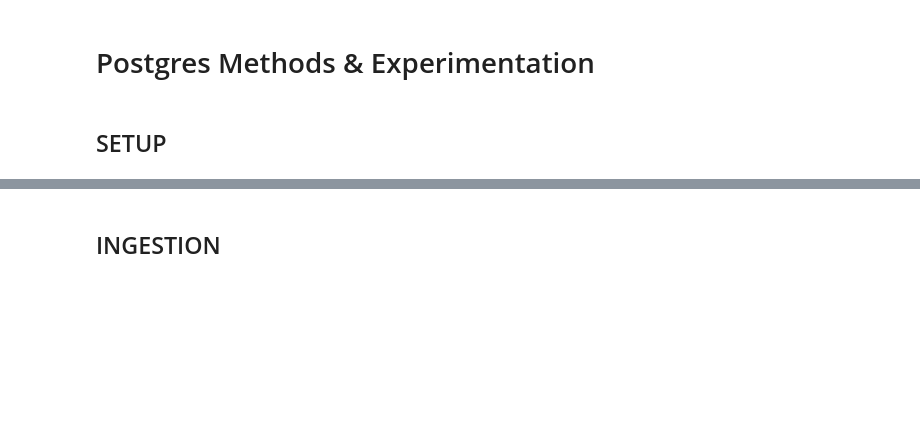
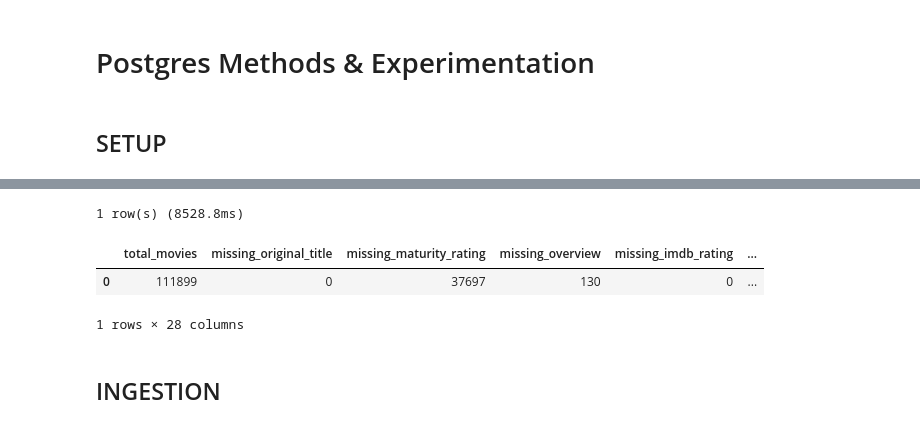
Before and after one commit to MJKeo/MovieSemanticSearch_Server, a Jupyter notebook: implementation/notebooks/postgres.ipynb, the cells around one changed output, grey strips where cells are left out. Drawn from its saved outputs; the diff is of its cells as text; code cells hidden in the pictures; blank space fills up the shorter version.

Commit message:
Small fixes to previous steps and set up file structure for LLM metadata generation

```diff
--- a/implementation/notebooks/postgres.ipynb
+++ b/implementation/notebooks/postgres.ipynb
@@ -105,3 +105,55 @@ query_tracker("""
+# %%
+# Per-attribute missing counts for imdb_data (imdb_quality_calculated movies only)
+# Scalar columns: missing = NULL or empty string (or 0 for numerics)
+# JSON array columns: missing = NULL, '[]', or '{}' (empty list stored as NULL by
+#   serialize_imdb_movie, but '[]' possible from migration or direct writes)
+query_tracker("""
+    SELECT
+        COUNT(*) AS total_movies,
+
+        -- Scalar fields
+        SUM(CASE WHEN original_title IS NULL OR original_title = '' THEN 1 ELSE 0 END)      AS missing_original_title,
+        SUM(CASE WHEN maturity_rating IS NULL OR maturity_rating = '' THEN 1 ELSE 0 END)     AS missing_maturity_rating,
+        SUM(CASE WHEN overview IS NULL OR overview = '' THEN 1 ELSE 0 END)                   AS missing_overview,
+        SUM(CASE WHEN imdb_rating IS NULL THEN 1 ELSE 0 END)                                 AS missing_imdb_rating,
+        SUM(CASE WHEN imdb_vote_count IS NULL OR imdb_vote_count = 0 THEN 1 ELSE 0 END)      AS missing_imdb_vote_count,
+        SUM(CASE WHEN metacritic_rating IS NULL THEN 1 ELSE 0 END)                           AS missing_metacritic_rating,
+        SUM(CASE WHEN reception_summary IS NULL OR reception_summary = '' THEN 1 ELSE 0 END) AS missing_reception_summary,
+        SUM(CASE WHEN budget IS NULL OR budget = 0 THEN 1 ELSE 0 END)                        AS missing_budget,
+
+        -- JSON array fields: list[str]
+        SUM(CASE WHEN overall_keywords IS NULL OR overall_keywords IN ('[]', '{}') THEN 1 ELSE 0 END)     AS missing_overall_keywords,
+        SUM(CASE WHEN genres IS NULL OR genres IN ('[]', '{}') THEN 1 ELSE 0 END)                         AS missing_genres,
+        SUM(CASE WHEN countries_of_origin IS NULL OR countries_of_origin IN ('[]', '{}') THEN 1 ELSE 0 END) AS missing_countries_of_origin,
+        SUM(CASE WHEN production_companies IS NULL OR production_companies IN ('[]', '{}') THEN 1 ELSE 0 END) AS missing_production_companies,
+        SUM(CASE WHEN filming_locations IS NULL OR filming_locations IN ('[]', '{}') THEN 1 ELSE 0 END)   AS missing_filming_locations,
+        SUM(CASE WHEN languages IS NULL OR languages IN ('[]', '{}') THEN 1 ELSE 0 END)                   AS missing_languages,
+        SUM(CASE WHEN synopses IS NULL OR synopses IN ('[]', '{}') THEN 1 ELSE 0 END)                     AS missing_synopses,
+        SUM(CASE WHEN plot_summaries IS NULL OR plot_summaries IN ('[]', '{}') THEN 1 ELSE 0 END)         AS missing_plot_summaries,
+        SUM(CASE WHEN plot_keywords IS NULL OR plot_keywords IN ('[]', '{}') THEN 1 ELSE 0 END)           AS missing_plot_keywords,
+        SUM(CASE WHEN maturity_reasoning IS NULL OR maturity_reasoning IN ('[]', '{}') THEN 1 ELSE 0 END) AS missing_maturity_reasoning,
+
+        -- JSON array fields: list[str] (people)
+        SUM(CASE WHEN directors IS NULL OR directors IN ('[]', '{}') THEN 1 ELSE 0 END)   AS missing_directors,
+        SUM(CASE WHEN writers IS NULL OR writers IN ('[]', '{}') THEN 1 ELSE 0 END)        AS missing_writers,
+        SUM(CASE WHEN actors IS NULL OR actors IN ('[]', '{}') THEN 1 ELSE 0 END)          AS missing_actors,
+        SUM(CASE WHEN characters IS NULL OR characters IN ('[]', '{}') THEN 1 ELSE 0 END)  AS missing_characters,
+        SUM(CASE WHEN producers IS NULL OR producers IN ('[]', '{}') THEN 1 ELSE 0 END)    AS missing_producers,
+        SUM(CASE WHEN composers IS NULL OR composers IN ('[]', '{}') THEN 1 ELSE 0 END)    AS missing_composers,
+
+        -- JSON array fields: list[dict] (structured objects)
+        SUM(CASE WHEN review_themes IS NULL OR review_themes IN ('[]', '{}') THEN 1 ELSE 0 END)               AS missing_review_themes,
+        SUM(CASE WHEN parental_guide_items IS NULL OR parental_guide_items IN ('[]', '{}') THEN 1 ELSE 0 END)  AS missing_parental_guide_items,
+        SUM(CASE WHEN featured_reviews IS NULL OR featured_reviews IN ('[]', '{}') THEN 1 ELSE 0 END)         AS missing_featured_reviews
+    FROM imdb_data d
+    JOIN movie_progress p ON p.tmdb_id = d.tmdb_id
+    WHERE p.status = 'imdb_quality_calculated'
+""")
+# %% [output]
+1 row(s) (8528.8ms)
+|  | total_movies | missing_original_title | missing_maturity_rating | missing_overview | missing_imdb_rating | ... |
+| 0 | 111899 | 0 | 37697 | 130 | 0 | ... |
+1 rows × 28 columns
 # %% [markdown]
 ## INGESTION
 # %%
```
Also changed, not shown: parts of 1 cell of this notebook, 46 other files.
